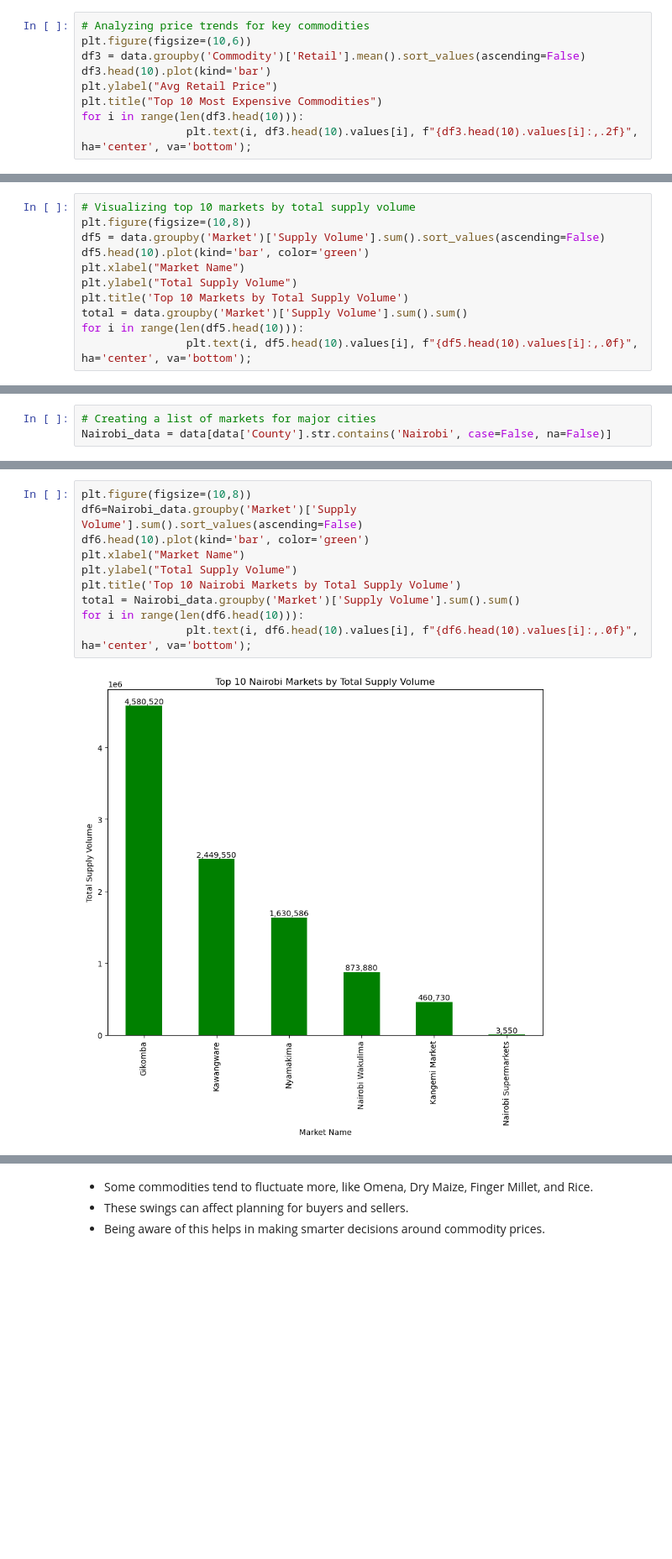
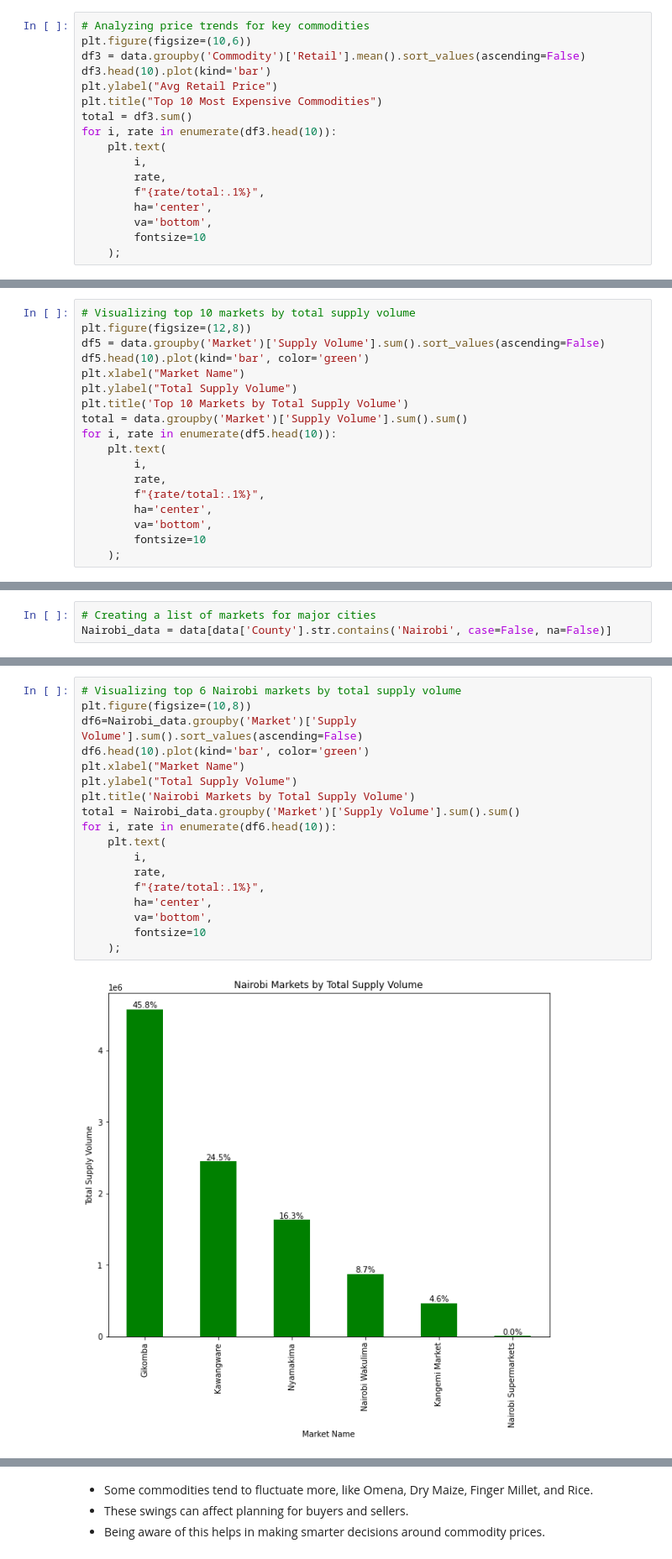
Before and after one commit to Victor-Mufasa/Agricultural-Commodity-Price-Forecasting, a Jupyter notebook: index.ipynb, the cells around one changed output, grey strips where cells are left out. Shown at 84% size. Cells and saved outputs as stored; diff of their text form; blank space fills up the shorter version.

```diff
--- a/index.ipynb
+++ b/index.ipynb
@@ -348,6 +358,14 @@ df3 = data.groupby('Commodity')['Retail'].mean().sort_values(ascending=False)
 df3.head(10).plot(kind='bar')
 plt.ylabel("Avg Retail Price")
 plt.title("Top 10 Most Expensive Commodities")
-for i in range(len(df3.head(10))):
-				plt.text(i, df3.head(10).values[i], f"{df3.head(10).values[i]:,.2f}", ha='center', va='bottom');
+total = df3.sum()
+for i, rate in enumerate(df3.head(10)):
+    plt.text(
+        i,
+        rate,
+        f"{rate/total:.1%}",
+        ha='center',
+        va='bottom',
+        fontsize=10
+    );
 # %% [output]
@@ -395,13 +413,20 @@ Name: Retail, dtype: float64
 Which markets that have the highest and lowest supply volume?
 # %%
 # Visualizing top 10 markets by total supply volume
-plt.figure(figsize=(10,8))
+plt.figure(figsize=(12,8))
 df5 = data.groupby('Market')['Supply Volume'].sum().sort_values(ascending=False)
 df5.head(10).plot(kind='bar', color='green')
 plt.xlabel("Market Name")
 plt.ylabel("Total Supply Volume")
 plt.title('Top 10 Markets by Total Supply Volume')
 total = data.groupby('Market')['Supply Volume'].sum().sum()
-for i in range(len(df5.head(10))):
-				plt.text(i, df5.head(10).values[i], f"{df5.head(10).values[i]:,.0f}", ha='center', va='bottom');
+for i, rate in enumerate(df5.head(10)):
+    plt.text(
+        i,
+        rate,
+        f"{rate/total:.1%}",
+        ha='center',
+        va='bottom',
+        fontsize=10
+    );
 # %% [output]
@@ -419,12 +439,20 @@ What are the top 10markets in Nairobi with the highest supply volume?
 # %%
+# Visualizing top 6 Nairobi markets by total supply volume
 plt.figure(figsize=(10,8))
 df6=Nairobi_data.groupby('Market')['Supply Volume'].sum().sort_values(ascending=False)
 df6.head(10).plot(kind='bar', color='green')
 plt.xlabel("Market Name")
 plt.ylabel("Total Supply Volume")
-plt.title('Top 10 Nairobi Markets by Total Supply Volume')
+plt.title('Nairobi Markets by Total Supply Volume')
 total = Nairobi_data.groupby('Market')['Supply Volume'].sum().sum()
-for i in range(len(df6.head(10))):
-				plt.text(i, df6.head(10).values[i], f"{df6.head(10).values[i]:,.0f}", ha='center', va='bottom');
+for i, rate in enumerate(df6.head(10)):
+    plt.text(
+        i,
+        rate,
+        f"{rate/total:.1%}",
+        ha='center',
+        va='bottom',
+        fontsize=10
+    );
 # %% [output]
-[figure, old version]
+[figure, new version]
```
Also changed, not shown: parts of 28 cells of this notebook.
